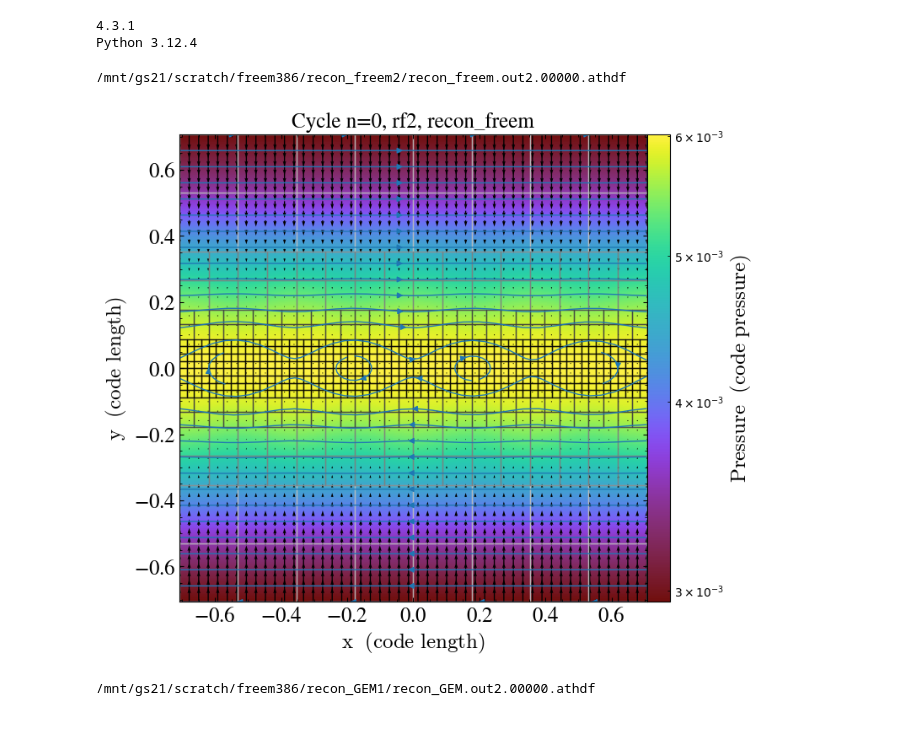
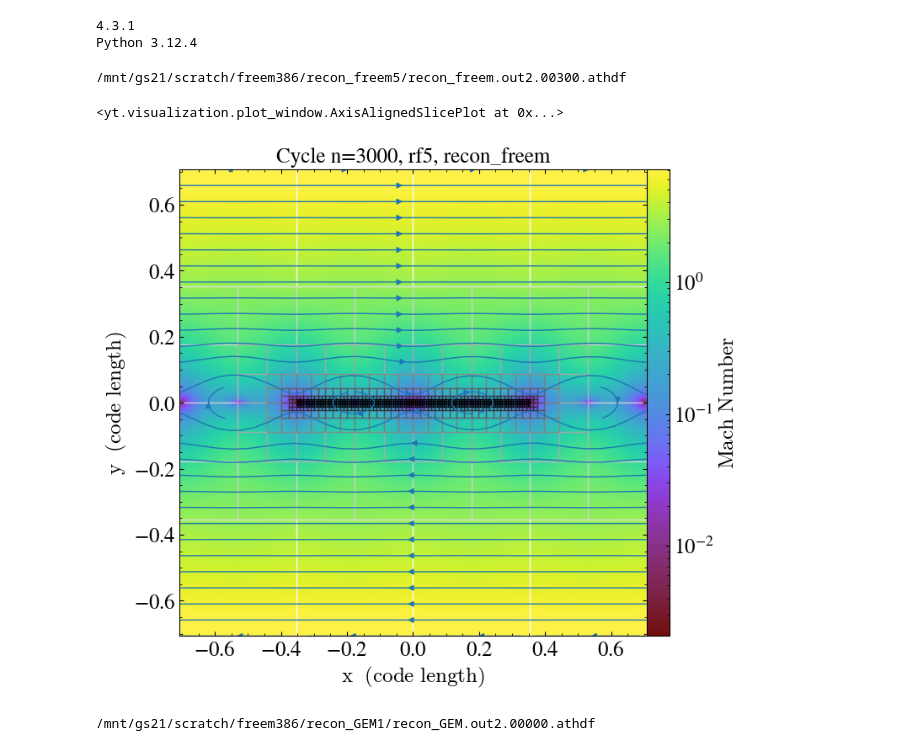
Before and after one commit to ianfreeman519/CMSE_PhD, a Jupyter notebook: athena_files/plottingYT.ipynb, the cells around one changed output. Drawn from its saved outputs; the diff is of its cells as text; code cells hidden in the pictures.

Commit message:
Updating plots and lit review notes

```diff
--- a/athena_files/plottingYT.ipynb
+++ b/athena_files/plottingYT.ipynb
@@ -107,43 +107,45 @@ x_gas, y_gas, z_gas = ('gas', 'x'), ('gas', 'y'), ('gas', 'z')
 directoryDict = {'rh1': 'recon_harris1/', 'rw1': 'recon_wire1/', 'rh2': 'recon_harris2/',
                  'rh3': 'recon_harris3/', 'rg1': 'recon_GEM1/', 'rb1': 'recon_bhat1/', 'rb2': 'recon_bhat2/',
                  'rb3': 'recon_bhat3/',
-                 'rf1': 'recon_freem1/', 'rf2': 'recon_freem2/'}
+                 'rf1': 'recon_freem1/', 'rf2': 'recon_freem2/', 'rf3': 'recon_freem3/',
+                 'rf4': 'recon_freem4/', 'rf5': 'recon_freem5/'}
 # %% [output]
 4.3.1
 Python 3.12.4
 # %%
 ## Plotting a single dataset
-index = 0
-dictkey = "rf2"
+index = 300
+dictkey = "rf5"
 basename = "recon_freem"
 inputname = "athinput." + basename       # MagNoh2 for most problems
 fileseries = grabFileSeries(directoryDict[dictkey], index, basename=basename )# , outputnum="out3")
 print(fileseries[index])
 ts = yt.DatasetSeries(fileseries)
 outputfreq = 10
 ds = ts[index]
 
-field = pressure
+field = mach_number
 p = yt.SlicePlot(ds, "z", field, window_size=(8,6))
 
-p.annotate_velocity()
+# p.annotate_velocity()
 p.annotate_streamlines(("gas", "magnetic_field_x"), ("gas", "magnetic_field_y"))
 
 # p.set_log(field, False)
 p.annotate_grids()
 
 # p.pan([np.sqrt(2)/8, 0.0])
-p.zoom(1)
+# p.zoom(10)
 
 p.annotate_title(f'Cycle n={index*outputfreq}, {dictkey}, {basename}')
-# fig = p.export_to_mpl_figure((1,1))
+fig = p.export_to_mpl_figure((1,1))
 # fig.axes[0].set_ylim(-0.004,0.004)
 # fig.axes[0].set_box_aspect(0.333)
-# fig.savefig(f"figures/{dictkey}_{index}_1x_IC.png")
+fig.savefig(f"figures/{dictkey}_t{index}_1x_IC.png")
 p
 # %% [output]
-/mnt/gs21/scratch/freem386/recon_freem2/recon_freem.out2.00000.athdf
+/mnt/gs21/scratch/freem386/recon_freem5/recon_freem.out2.00300.athdf
+<yt.visualization.plot_window.AxisAlignedSlicePlot at 0x...>
-[figure, old version]
+[figure, new version]
 # %%
 ## Plotting multiple different fields
 # Choose the dataset index
```
Also changed, not shown: 4 other files.
